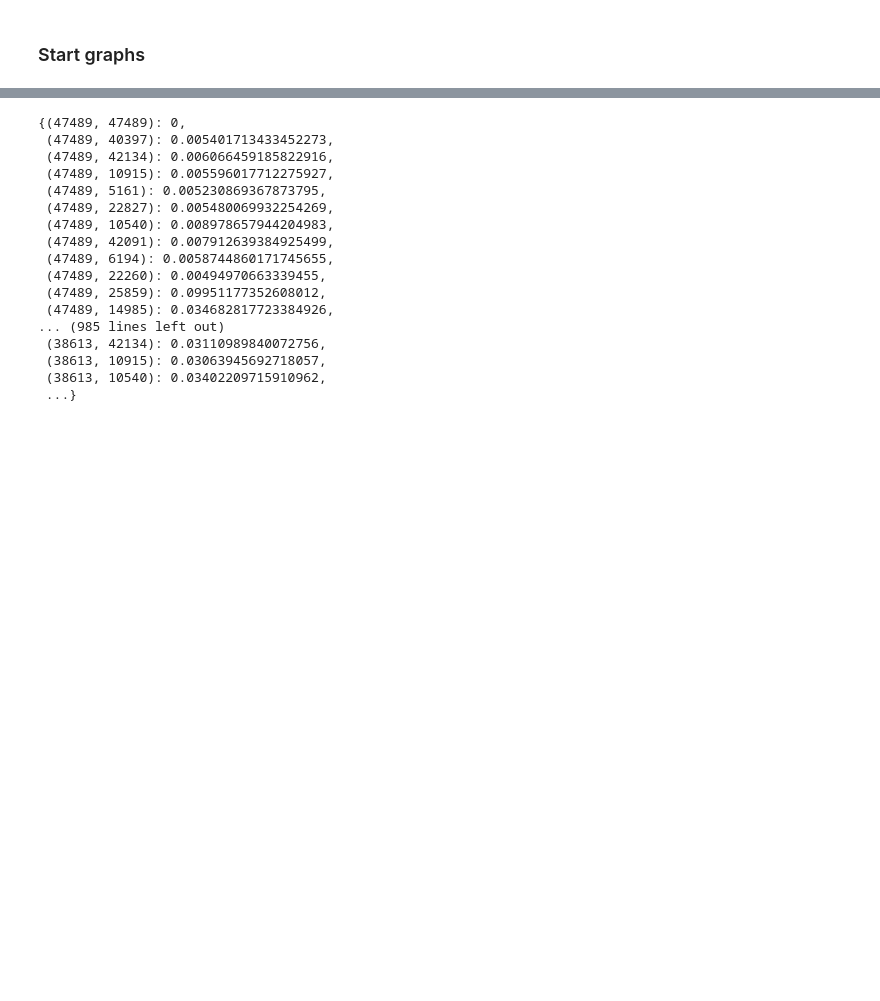
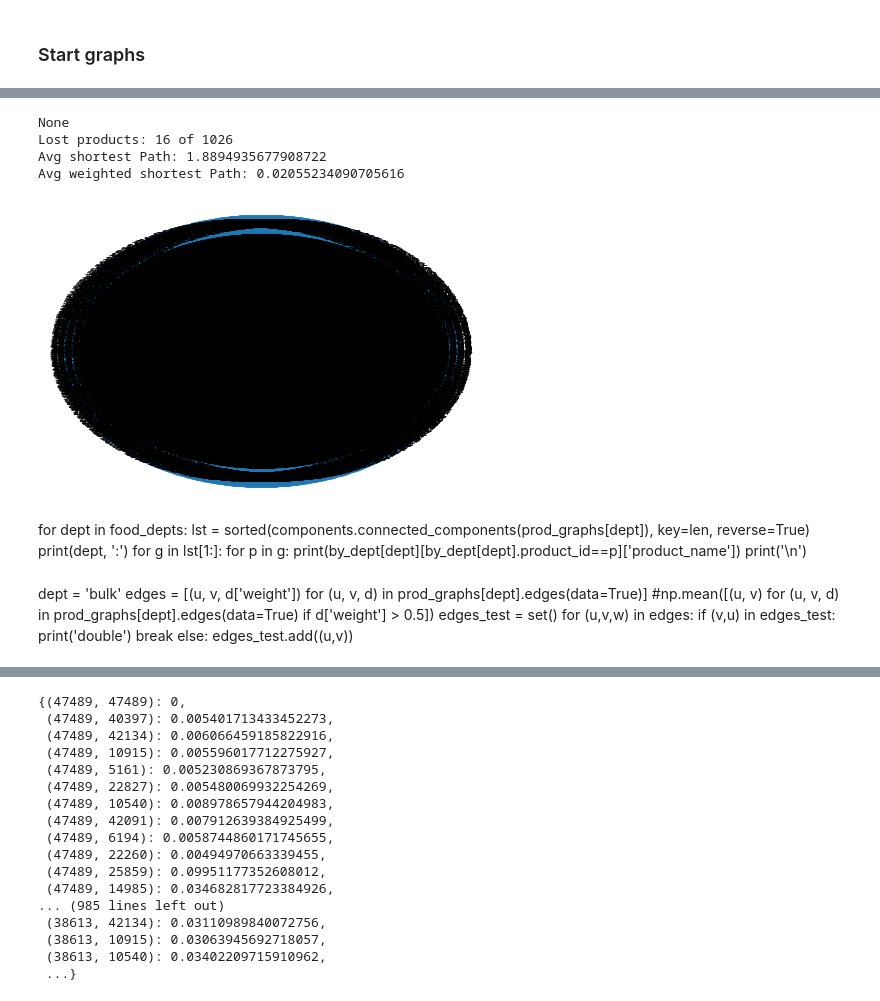
Before and after one commit to auriane81/epfl-ada-ada-2019-project-adax, a Jupyter notebook: project_Ariane_graph.ipynb, the cells around one changed output, grey strips where cells are left out. Saved outputs shown, nothing was run; the diff lists cells and outputs as text; code cells hidden in the pictures; blank space fills up the shorter version.

```diff
--- a/project_Ariane_graph.ipynb
+++ b/project_Ariane_graph.ipynb
@@ -532,0 +374,30 @@ shortest_paths.generic.average_shortest_path_length(thresholded_inv, weight='wei
+# %%
+spc = make_final_graph(prod_graphs["yogurt"], threshold_quantile=.3)
+# %% [output]
+None
+Lost products: 16 of 1026
+Avg shortest Path: 1.8894935677908722
+Avg weighted shortest Path: 0.02055234090705616
+# %%
+nx.draw_circular(spc, with_labels=True,  alpha = 0.8)
+# %% [output]
+[figure, added]
+# %% [markdown]
+for dept in food_depts:
+    lst = sorted(components.connected_components(prod_graphs[dept]), key=len, reverse=True)
+    print(dept, ':')
+    for g in lst[1:]:
+        for p in g:
+            print(by_dept[dept][by_dept[dept].product_id==p]['product_name'])
+    print('\n')
+# %% [markdown]
+dept = 'bulk'
+edges = [(u, v, d['weight']) for (u, v, d) in prod_graphs[dept].edges(data=True)]
+#np.mean([(u, v) for (u, v, d) in prod_graphs[dept].edges(data=True) if d['weight'] > 0.5])
+edges_test = set()
+for (u,v,w) in edges:
+    if (v,u) in edges_test:
+        print('double')
+        break
+    else:
+        edges_test.add((u,v))
```
Also changed, not shown: parts of 164 cells of this notebook.
